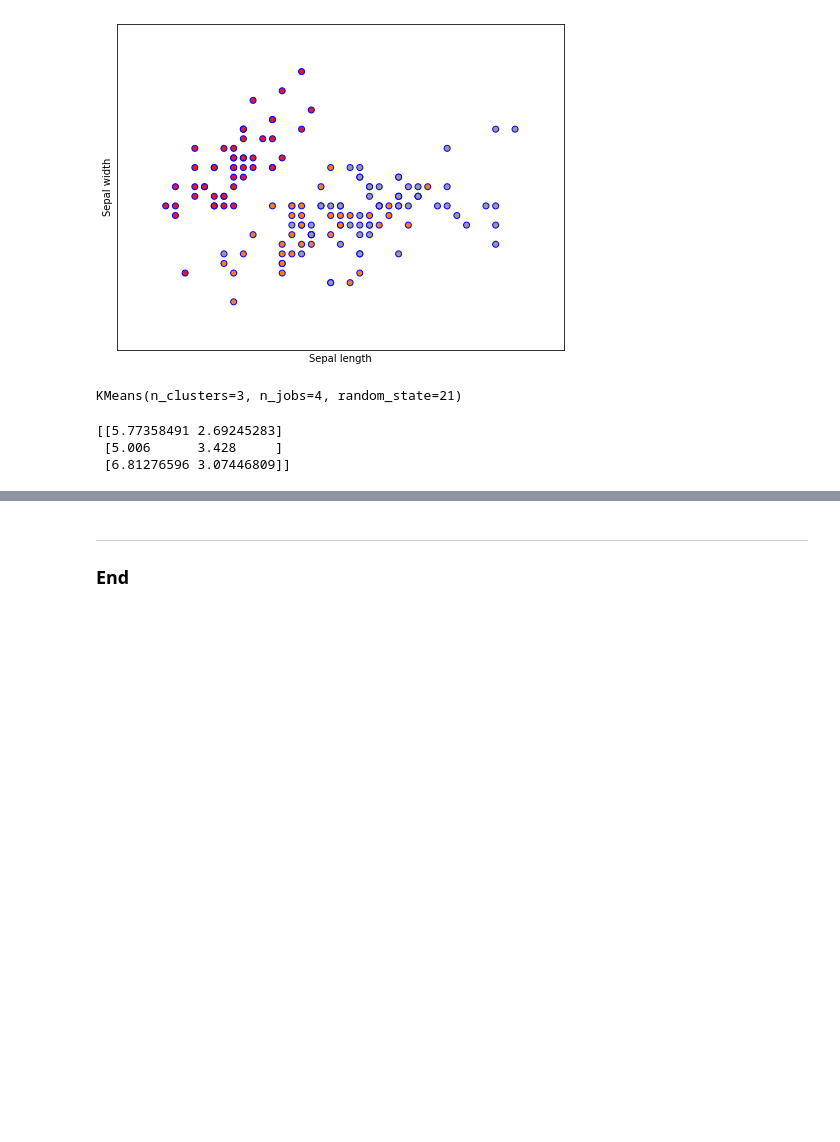
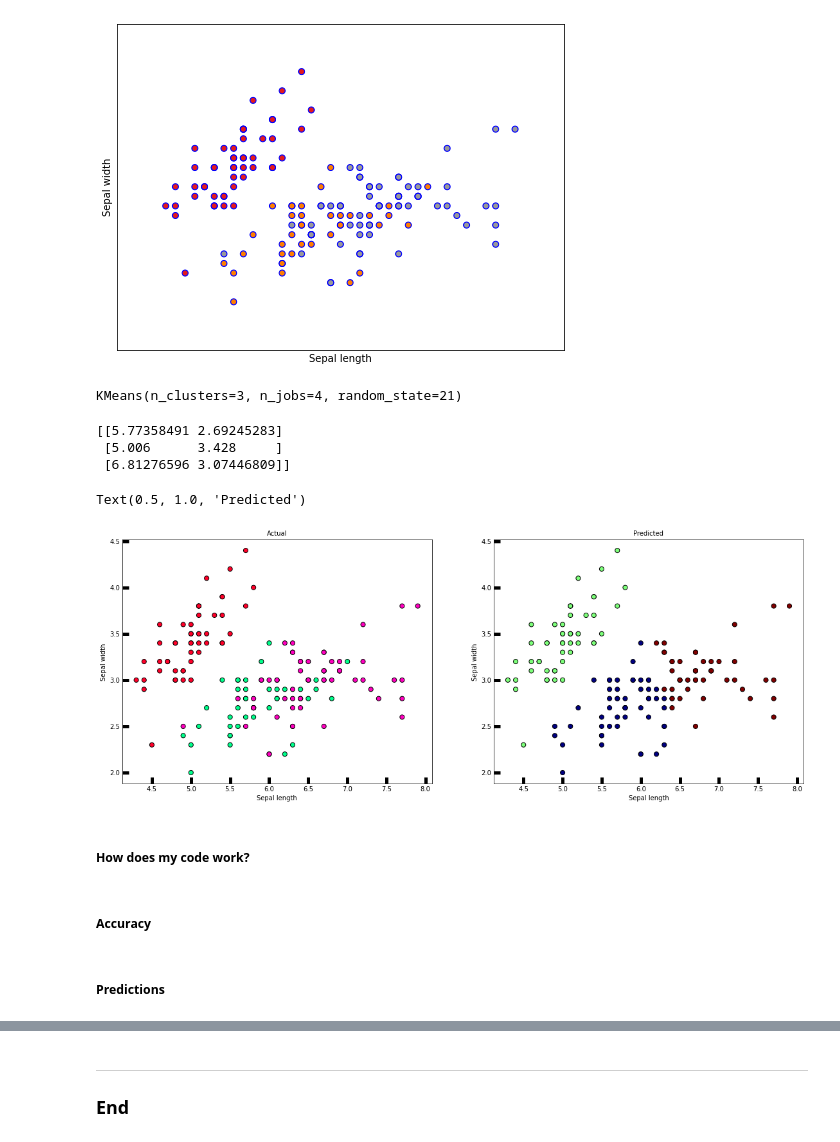
Before and after one commit to GraceKeane/Emerging-Technologies-Tasks, a Jupyter notebook: Task 4.ipynb, the cells around one changed output, grey strips where cells are left out. Drawn from its saved outputs; the diff is of its cells as text; code cells hidden in the pictures; blank space fills up the shorter version.

Commit message:
Added more testing to task 3 and coded predictions to task 4

```diff
--- a/Task 4.ipynb
+++ b/Task 4.ipynb
@@ -71,16 +57,47 @@ from sklearn.cluster import KMeans
-# %%
-kmeans = KMeans(n_clusters = 3, n_jobs = 4, random_state = 21)
-kmeans.fit(X)
-#y_kmeans = kmeans.predict(X)
-# %% [output]
-KMeans(n_clusters=3, n_jobs=4, random_state=21)
-# %%
-centers = kmeans.cluster_centers_
-print(centers)
-# %% [output]
-[[5.77358491 2.69245283]
- [5.006      3.428     ]
- [6.81276596 3.07446809]]
+# %%
+#  Instantiating and fitting the k means cluster
+# Using three clusters and a random state of 21
+km = KMeans(n_clusters = 3, n_jobs = 4, random_state=21)
+km.fit(X)
+# %% [output]
+KMeans(n_clusters=3, n_jobs=4, random_state=21)
+# %%
+# Finding the center points of the data set
+centers = km.cluster_centers_
+print(centers)
+# %% [output]
+[[5.77358491 2.69245283]
+ [5.006      3.428     ]
+ [6.81276596 3.07446809]]
+# %%
+# [5]
+# Comparing our original data to the clustered results
+
+# Tells which cluster does the data observations belong
+new_labels = km.labels_
+# Plot the identified clusters and compare with the answers
+fig, axes = plt.subplots(1, 2, figsize=(19,7))
+axes[0].scatter(X[:, 0], X[:, 1], c=y, cmap='gist_rainbow',
+edgecolor='k', s=50)
+axes[1].scatter(X[:, 0], X[:, 1], c=new_labels, cmap='jet',
+edgecolor='k', s=50)
+axes[0].set_xlabel('Sepal length', fontsize=10)
+axes[0].set_ylabel('Sepal width', fontsize=10)
+axes[1].set_xlabel('Sepal length', fontsize=10)
+axes[1].set_ylabel('Sepal width', fontsize=10)
+axes[0].tick_params(direction='in', length=10, width=5, colors='k', labelsize=10)
+axes[1].tick_params(direction='in', length=10, width=5, colors='k', labelsize=10)
+axes[0].set_title('Actual', fontsize=10)
+axes[1].set_title('Predicted', fontsize=10)
+# %% [output]
+Text(0.5, 1.0, 'Predicted')
+[figure, added]
+# %% [markdown]
+##### How does my code work?
+# %% [markdown]
+##### Accuracy
+# %% [markdown]
+##### Predictions
 # %% [markdown]
 ##### Referances
 [1] Wikipedia; Iris flower data set;
```
Also changed, not shown: parts of 8 cells of this notebook, 1 other file.
